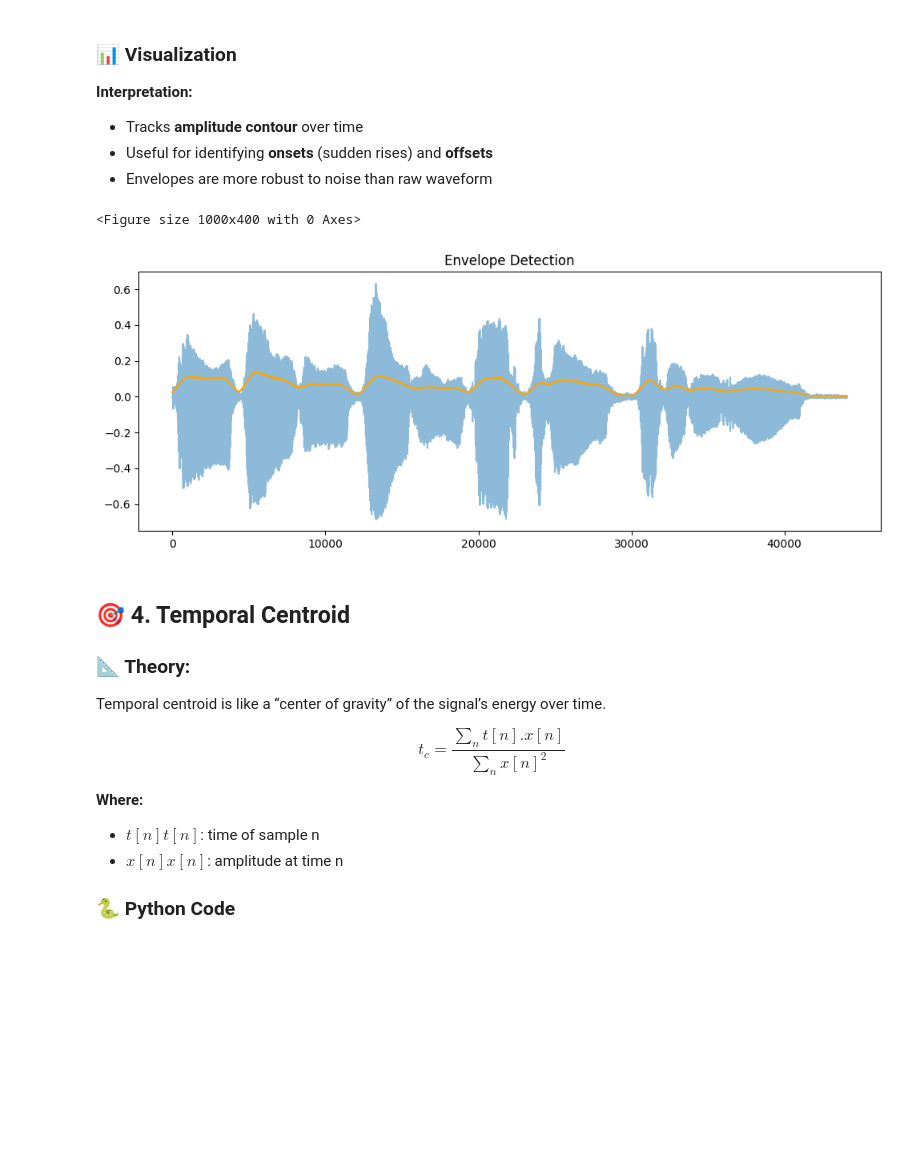
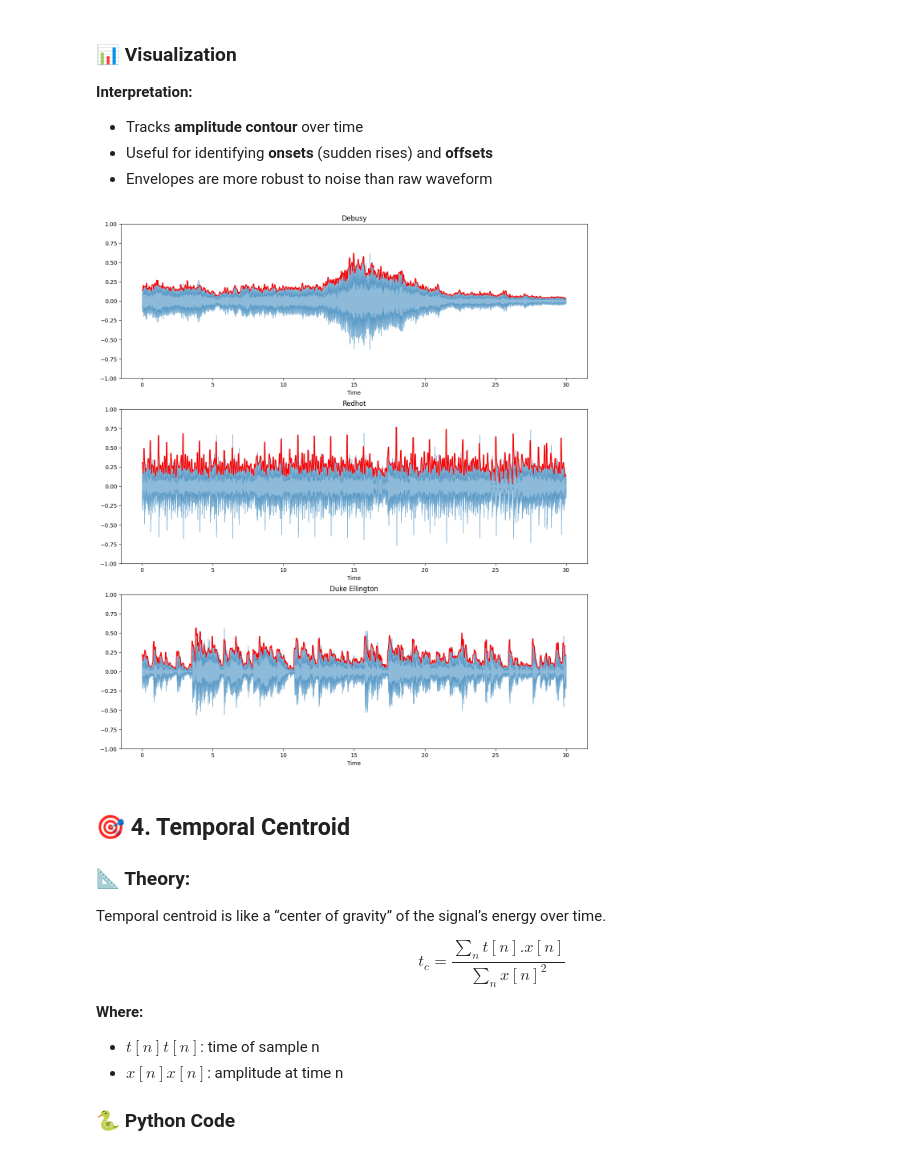
Before and after one commit to sbhusal123/audio-signal-processing, a Jupyter notebook: Feature Extraction And Engineering For Audio/Time Domain Features.ipynb, the cells around one changed output. Cells and saved outputs as stored; diff of their text form; code cells hidden in the pictures; blank space fills up the shorter version.

```diff
--- a/Feature Extraction And Engineering For Audio/Time Domain Features.ipynb
+++ b/Feature Extraction And Engineering For Audio/Time Domain Features.ipynb
@@ -124,16 +167,6 @@ Where WW is the smoothing window size.
 - Detecting speech pauses
 
 ### 🐍 Python Example
-# %%
-import scipy.signal
-
-# Absolute value
-amplitude_envelope = np.abs(y)
-
-# Smooth with low-pass filter
-window_size = 1000
-envelope_smooth = scipy.signal.convolve(amplitude_envelope,
-                                        np.ones(window_size)/window_size, mode='same')
 # %% [markdown]
 ### 📊 Visualization
 
@@ -141,19 +174,45 @@ envelope_smooth = scipy.signal.convolve(amplitude_envelope,
 - Tracks **amplitude contour** over time
 - Useful for identifying **onsets** (sudden rises) and **offsets**
 - Envelopes are more robust to noise than raw waveform
-# %%
-plt.figure(figsize=(10, 4))
-
-plt.figure(figsize=(10, 4))
-plt.plot(y, label='Original Signal', alpha=0.5)
-
-plt.plot(envelope_smooth, color='orange', label='Envelope')
-plt.title("Envelope Detection")
-plt.tight_layout()
-plt.show()
-# %% [output]
-<Figure size 1000x400 with 0 Axes>
-[figure, removed]
+# %%
+def amplitude_envelope(signal, frame_size, hop_length):
+    """Calculate the amplitude envelope of a signal with a given frame size nad hop length."""
+    amplitude_envelope = []
+
+    # calculate amplitude envelope for each frame
+    for i in range(0, len(signal), hop_length):
+        amplitude_envelope_current_frame = max(signal[i:i+frame_size])
+        amplitude_envelope.append(amplitude_envelope_current_frame)
+
+    return np.array(amplitude_envelope)
+
+ae_debussy = amplitude_envelope(y_deb, FRAME_SIZE, HOP_LENGTH)
+ae_redhot = amplitude_envelope(y_redhot, FRAME_SIZE, HOP_LENGTH)
+ae_duke = amplitude_envelope(y_duke, FRAME_SIZE, HOP_LENGTH)
+
+plt.figure(figsize=(15, 17))
+
+ax = plt.subplot(3, 1, 1)
+librosa.display.waveshow(y_deb, alpha=0.5)
+plt.plot(t, ae_debussy, color="r")
+plt.ylim((-1, 1))
+plt.title("Debusy")
+
+plt.subplot(3, 1, 2)
+librosa.display.waveshow(y_redhot, alpha=0.5)
+plt.plot(t, ae_redhot, color="r")
+plt.ylim((-1, 1))
+plt.title("Redhot")
+
+plt.subplot(3, 1, 3)
+librosa.display.waveshow(y_duke, alpha=0.5)
+plt.plot(t, ae_duke, color="r")
+plt.ylim((-1, 1))
+plt.title("Duke Ellington")
+
+plt.show()
+# %% [output]
+[figure, added]
 # %% [markdown]
 ## 🎯 4. Temporal Centroid
 
```
Also changed, not shown: parts of 18 cells of this notebook, 3 other files.
